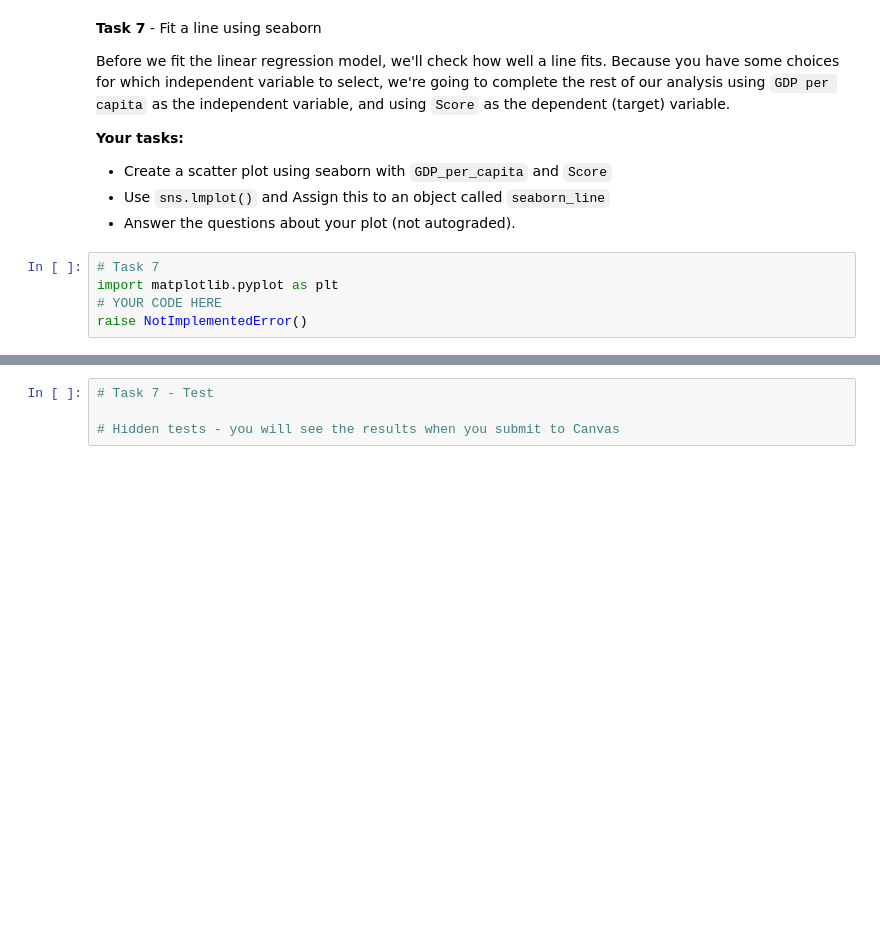
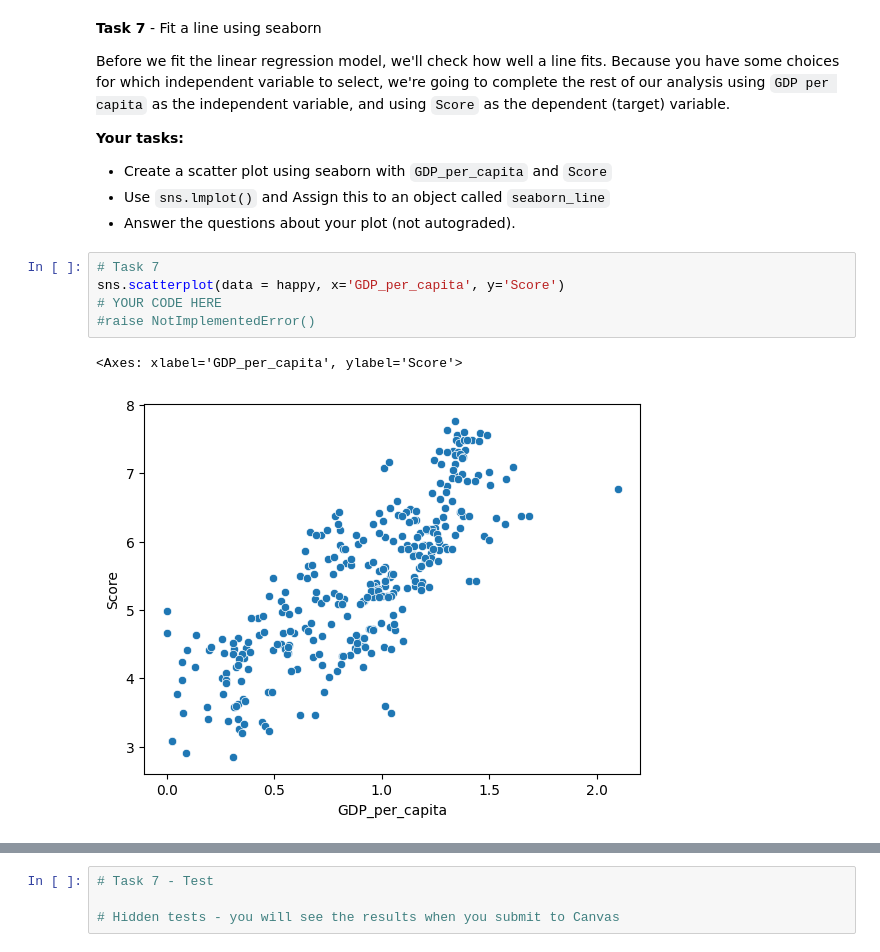
Before and after one commit to sikoh/DS-Linear-Algebra, a Jupyter notebook: Sprint-Challenge/DS_SprintChallenge_LinearAlgebra.ipynb, the cells around one changed output, grey strips where cells are left out. Saved outputs shown, nothing was run; the diff lists cells and outputs as text; blank space fills up the shorter version.

```diff
--- a/Sprint-Challenge/DS_SprintChallenge_LinearAlgebra.ipynb
+++ b/Sprint-Challenge/DS_SprintChallenge_LinearAlgebra.ipynb
@@ -209,6 +240,9 @@ Before we fit the linear regression model, we'll check how well a line fits. Bec
 * Answer the questions about your plot (not autograded).
 # %%
 # Task 7
-import matplotlib.pyplot as plt
+sns.scatterplot(data = happy, x='GDP_per_capita', y='Score')
 # YOUR CODE HERE
-raise NotImplementedError()
+#raise NotImplementedError()
+# %% [output]
+<Axes: xlabel='GDP_per_capita', ylabel='Score'>
+[figure, added]
```
Also changed, not shown: parts of 18 cells of this notebook.
